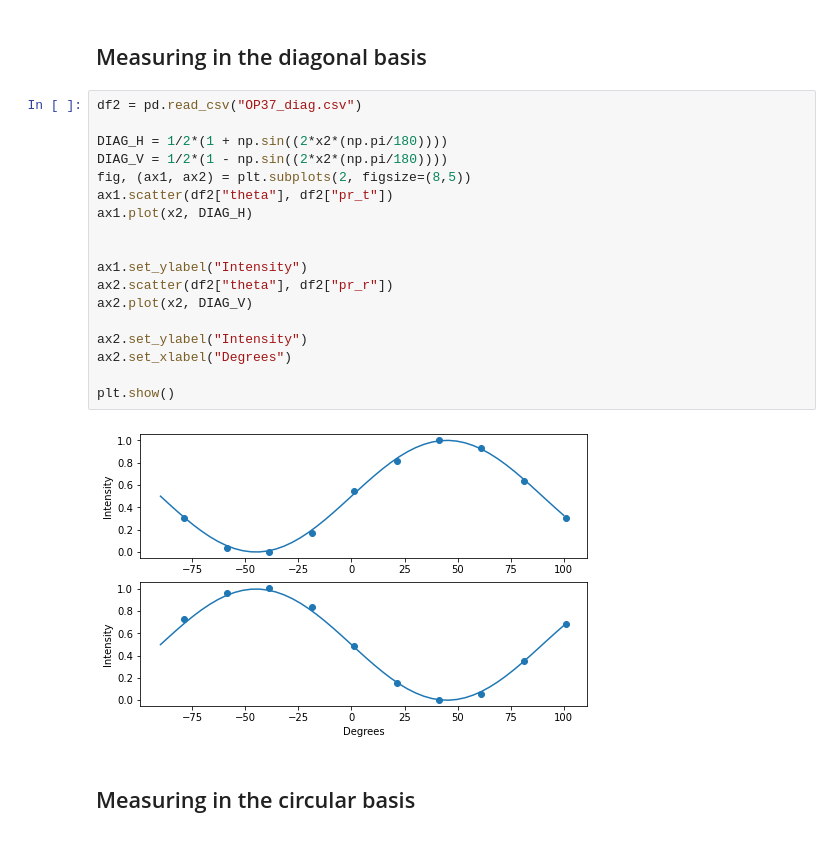
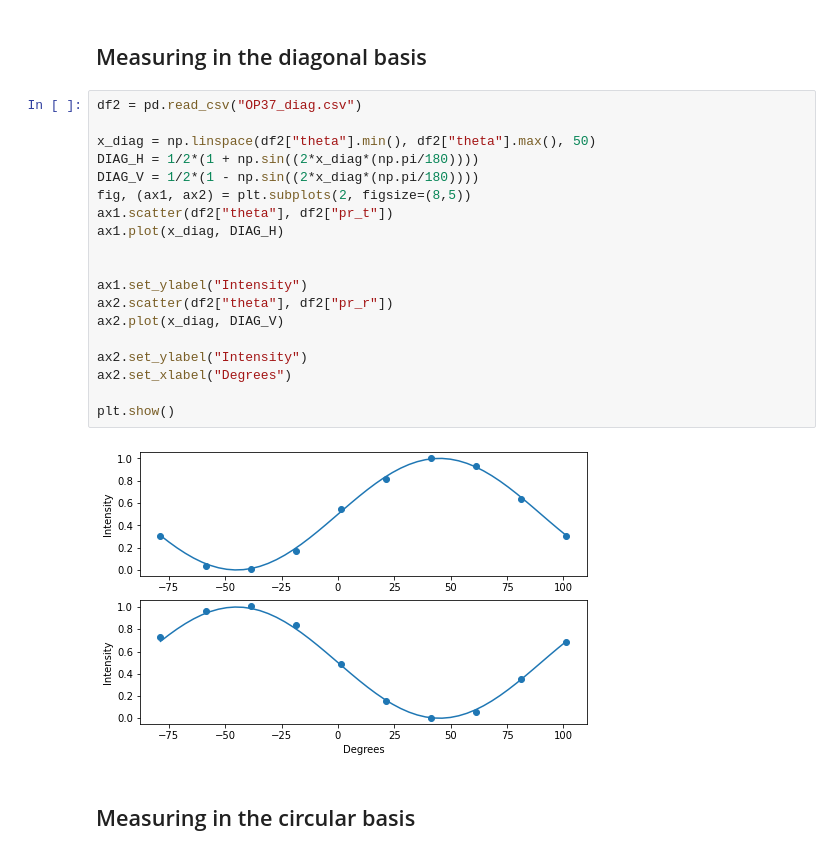
Before and after one commit to HYI-C/OP37, a Jupyter notebook: OP37.ipynb, the cells around one changed output. Drawn from its saved outputs; the diff is of its cells as text.

Commit message:
Added a residual plot and changed the endpoints of the theoreticals

```diff
--- a/OP37.ipynb
+++ b/OP37.ipynb
@@ -49,23 +49,24 @@ plt.show()
 # %%
 df2 = pd.read_csv("OP37_diag.csv")
 
-DIAG_H = 1/2*(1 + np.sin((2*x2*(np.pi/180))))
-DIAG_V = 1/2*(1 - np.sin((2*x2*(np.pi/180))))
+x_diag = np.linspace(df2["theta"].min(), df2["theta"].max(), 50)
+DIAG_H = 1/2*(1 + np.sin((2*x_diag*(np.pi/180))))
+DIAG_V = 1/2*(1 - np.sin((2*x_diag*(np.pi/180))))
 fig, (ax1, ax2) = plt.subplots(2, figsize=(8,5))
 ax1.scatter(df2["theta"], df2["pr_t"])
-ax1.plot(x2, DIAG_H)
+ax1.plot(x_diag, DIAG_H)
 
 
 ax1.set_ylabel("Intensity")
 ax2.scatter(df2["theta"], df2["pr_r"])
-ax2.plot(x2, DIAG_V)
+ax2.plot(x_diag, DIAG_V)
 
 ax2.set_ylabel("Intensity")
 ax2.set_xlabel("Degrees")
 
 plt.show()
 # %% [output]
-[figure, old version]
+[figure, new version]
 # %% [markdown]
 ## Measuring in the circular basis
 # %%
```
Also changed, not shown: parts of 4 cells of this notebook.
